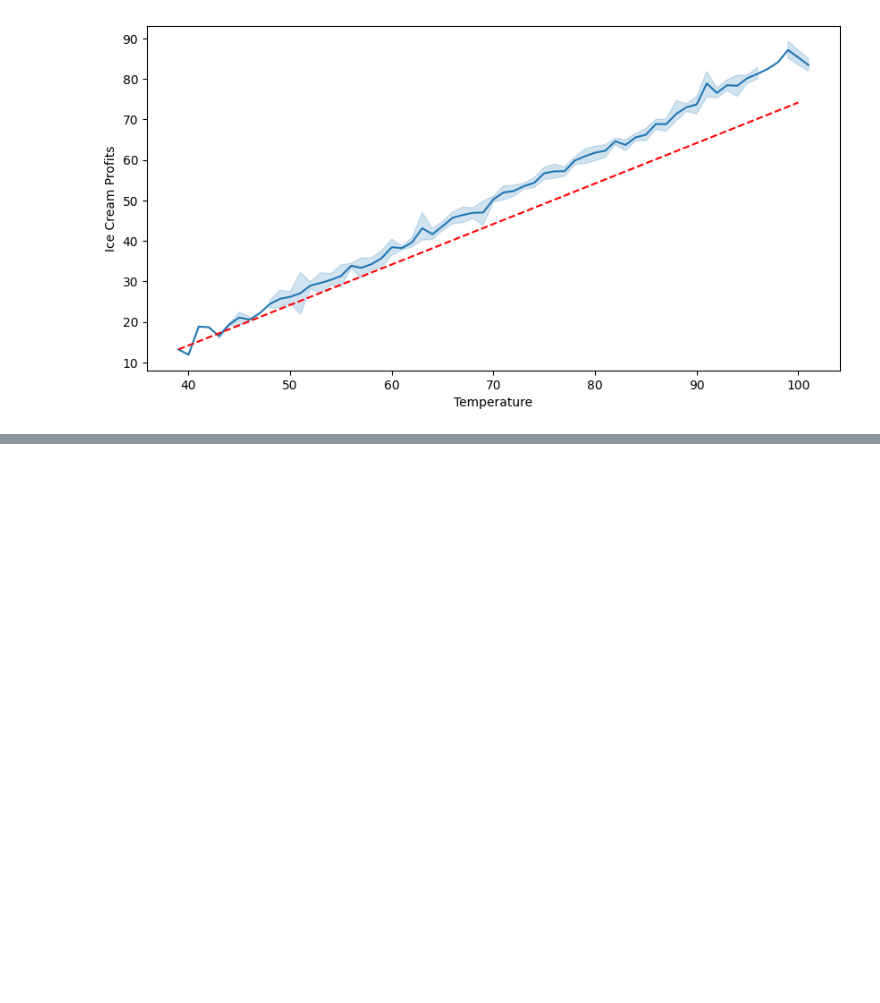
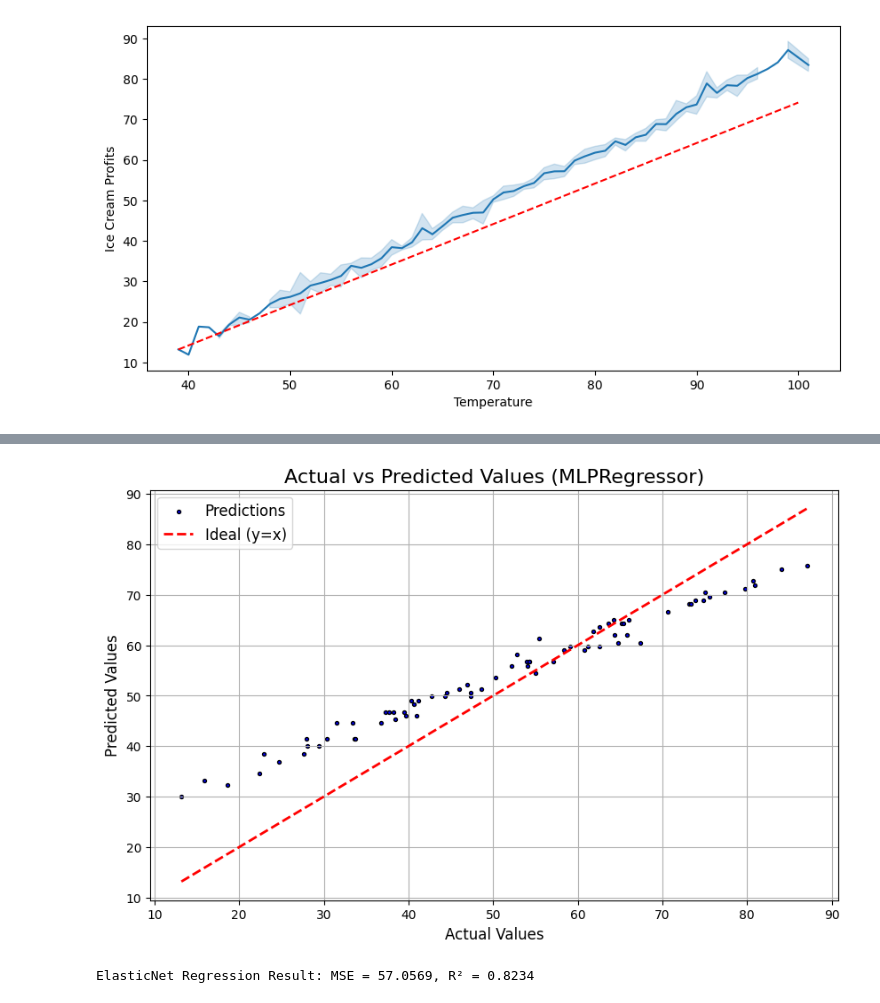
Before and after one commit to lko9911/Kaggle, a Jupyter notebook: Data Analytics/linear-regression-of-ice-cream-sales.ipynb, the cells around one changed output, grey strips where cells are left out. Cells and saved outputs as stored; diff of their text form; code cells hidden in the pictures; blank space fills up the shorter version.

```diff
--- a/Data Analytics/linear-regression-of-ice-cream-sales.ipynb
+++ b/Data Analytics/linear-regression-of-ice-cream-sales.ipynb
@@ -160,0 +179,24 @@ Finally, the function of the linear regression analysis is as follows.
+# %%
+model =  MLPRegressor(hidden_layer_sizes=(100, 50), max_iter=500, random_state=42)
+model.fit(X_train, y_train)
+y_pred = model.predict(X_test)
+
+plt.figure(figsize=(10, 6))
+plt.scatter(y_test, y_pred, color='blue', s=8, edgecolor='black', label='Predictions')
+
+plt.plot([min(y_test), max(y_test)], [min(y_test), max(y_test)], color='red', linestyle='--', linewidth=2, label='Ideal (y=x)')
+
+plt.title('Actual vs Predicted Values (MLPRegressor)', fontsize=16)
+plt.xlabel('Actual Values', fontsize=12)
+plt.ylabel('Predicted Values', fontsize=12)
+plt.legend(fontsize=12)
+plt.grid()
+plt.show()
+
+
+mse = mean_squared_error(y_test, y_pred)
+r2 = r2_score(y_test, y_pred)
+print(f'ElasticNet Regression Result: MSE = {mse:.4f}, R² = {r2:.4f}')
+# %% [output]
+[figure, added]
+ElasticNet Regression Result: MSE = 57.0569, R² = 0.8234
```
Also changed, not shown: parts of 30 cells of this notebook.
